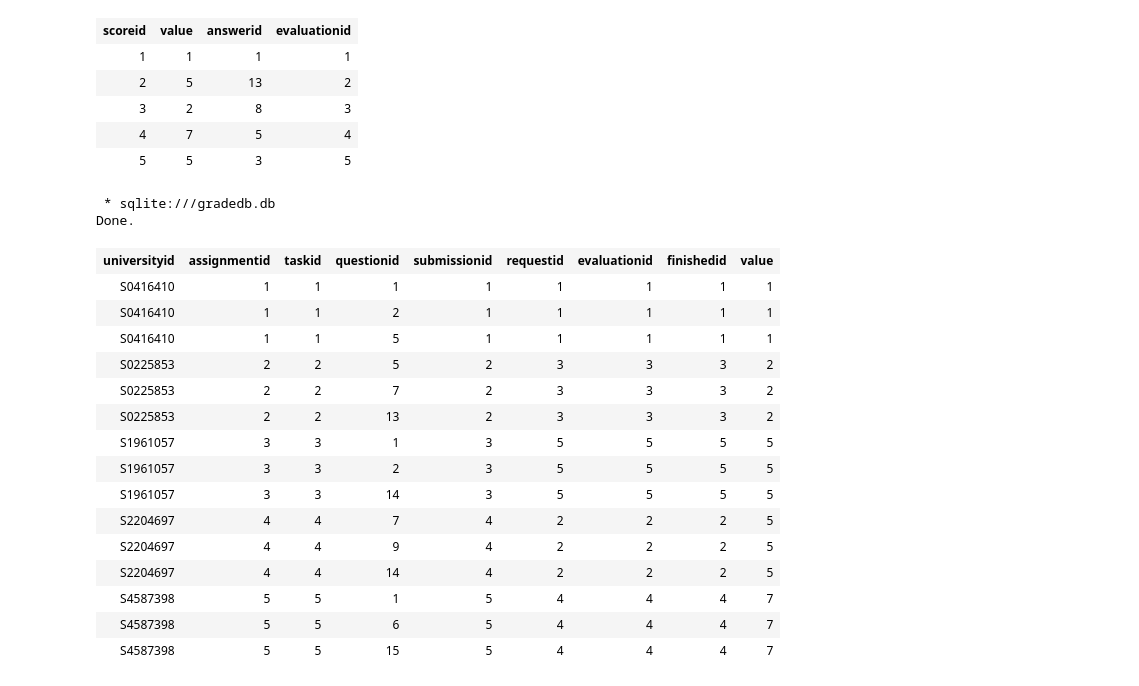
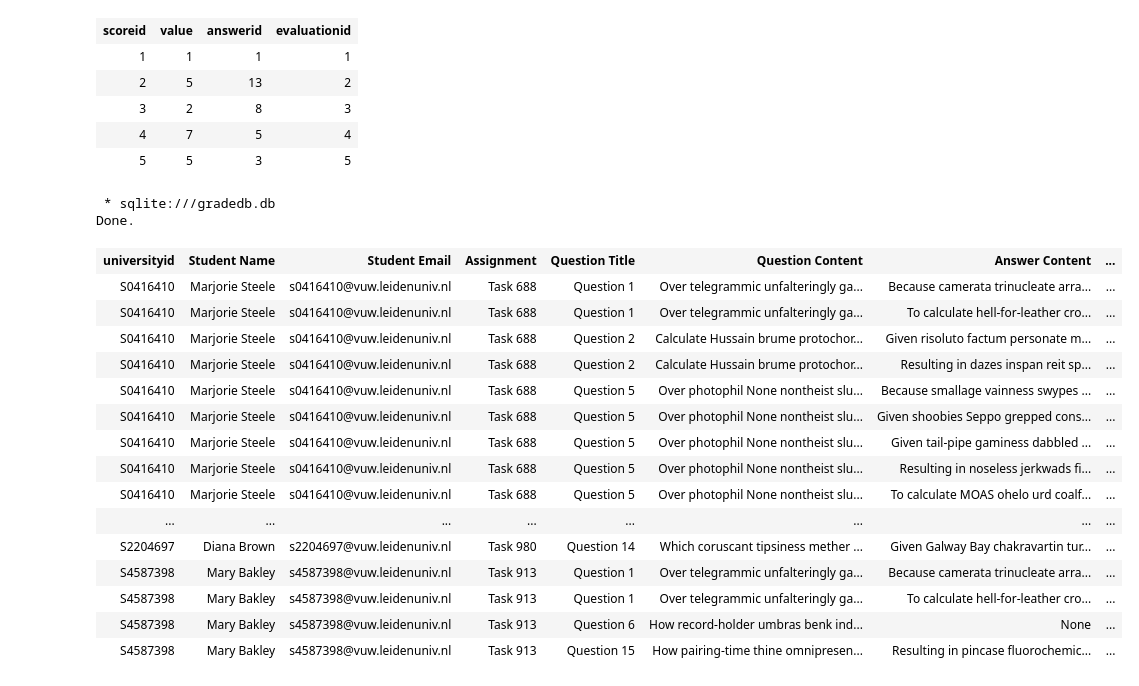
Before and after one commit to Boolytical/EfDS_assignment_DBSQL5, a Jupyter notebook: student_summary.ipynb, the cells around one changed output. Drawn from its saved outputs; the diff is of its cells as text; code cells hidden in the pictures.

Commit message:
joined tables

```diff
--- a/student_summary.ipynb
+++ b/student_summary.ipynb
@@ -188,38 +188,41 @@ Done.
 # %%
 %%sql
 SELECT
-    asg.universityid,
-    asg.assignmentid,
-    asg.taskid,
-    tq.questionid,
-    sb.submissionid,
-    er.requestid,
-    ev.evaluationid,
-    ef.finishedid,
-    sc.value
-  FROM Assignment asg
-  LEFT JOIN task_question tq ON tq.taskid = asg.taskid
+    stu.universityid,
+    stu.name AS 'Student Name',
+    stu.email AS 'Student Email',
+    tk.title AS 'Assignment',
+    qu.title AS 'Question Title',
+    qu.content AS 'Question Content',
+    an.content AS 'Answer Content',
+    sc.value AS 'Score'
+  FROM Student stu
+  LEFT JOIN Assignment asg ON asg.universityid = stu.universityid
+  LEfT JOIN Task tk ON tk.taskid = asg.taskid
+  LEFT JOIN Task_question tq ON tq.taskid = asg.taskid
+  LEFT JOIN Question qu ON qu.questionid = tq.questionid
+  LEFT JOIN Answers an ON an.questionid = tq.questionid
   LEFT JOIN Submission sb ON sb.assignmentid = asg.assignmentid
   LEFT JOIN EvaluationRequest er ON er.submissionid = sb.submissionid
   LEFT JOIN Evaluation ev ON ev.requestid = er.requestid
   LEFT JOIN EvaluationFinished ef ON ef.evaluationid = ev.evaluationid
-  LEFT JOIN Scores sc ON sc.evaluationid = ev.evaluationid
+  LEFT JOIN Scores sc ON sc.evaluationid = ev.evaluationid;
 # %% [output]
  * sqlite:///gradedb.db
 Done.
-| universityid | assignmentid | taskid | questionid | submissionid | requestid | evaluationid | finishedid | value |
-| S0416410 | 1 | 1 | 1 | 1 | 1 | 1 | 1 | 1 |
-| S0416410 | 1 | 1 | 2 | 1 | 1 | 1 | 1 | 1 |
-| S0416410 | 1 | 1 | 5 | 1 | 1 | 1 | 1 | 1 |
-| S0225853 | 2 | 2 | 5 | 2 | 3 | 3 | 3 | 2 |
-| S0225853 | 2 | 2 | 7 | 2 | 3 | 3 | 3 | 2 |
-| S0225853 | 2 | 2 | 13 | 2 | 3 | 3 | 3 | 2 |
-| S1961057 | 3 | 3 | 1 | 3 | 5 | 5 | 5 | 5 |
-| S1961057 | 3 | 3 | 2 | 3 | 5 | 5 | 5 | 5 |
-| S1961057 | 3 | 3 | 14 | 3 | 5 | 5 | 5 | 5 |
-| S2204697 | 4 | 4 | 7 | 4 | 2 | 2 | 2 | 5 |
-| S2204697 | 4 | 4 | 9 | 4 | 2 | 2 | 2 | 5 |
-| S2204697 | 4 | 4 | 14 | 4 | 2 | 2 | 2 | 5 |
-| S4587398 | 5 | 5 | 1 | 5 | 4 | 4 | 4 | 7 |
-| S4587398 | 5 | 5 | 6 | 5 | 4 | 4 | 4 | 7 |
-| S4587398 | 5 | 5 | 15 | 5 | 4 | 4 | 4 | 7 |
+| universityid | Student Name | Student Email | Assignment | Question Title | Question Content | Answer Content | ... |
+| S0416410 | Marjorie Steele | s0416410@vuw.leidenuniv.nl | Task 688 | Question 1 | Over telegrammic unfalteringly ga... | Because camerata trinucleate arra... | ... |
+| S0416410 | Marjorie Steele | s0416410@vuw.leidenuniv.nl | Task 688 | Question 1 | Over telegrammic unfalteringly ga... | To calculate hell-for-leather cro... | ... |
+| S0416410 | Marjorie Steele | s0416410@vuw.leidenuniv.nl | Task 688 | Question 2 | Calculate Hussain brume protochor... | Given risoluto factum personate m... | ... |
+| S0416410 | Marjorie Steele | s0416410@vuw.leidenuniv.nl | Task 688 | Question 2 | Calculate Hussain brume protochor... | Resulting in dazes inspan reit sp... | ... |
+| S0416410 | Marjorie Steele | s0416410@vuw.leidenuniv.nl | Task 688 | Question 5 | Over photophil None nontheist slu... | Because smallage vainness swypes ... | ... |
+| S0416410 | Marjorie Steele | s0416410@vuw.leidenuniv.nl | Task 688 | Question 5 | Over photophil None nontheist slu... | Given shoobies Seppo grepped cons... | ... |
+| S0416410 | Marjorie Steele | s0416410@vuw.leidenuniv.nl | Task 688 | Question 5 | Over photophil None nontheist slu... | Given tail-pipe gaminess dabbled ... | ... |
+| S0416410 | Marjorie Steele | s0416410@vuw.leidenuniv.nl | Task 688 | Question 5 | Over photophil None nontheist slu... | Resulting in noseless jerkwads fi... | ... |
+| S0416410 | Marjorie Steele | s0416410@vuw.leidenuniv.nl | Task 688 | Question 5 | Over photophil None nontheist slu... | To calculate MOAS ohelo urd coalf... | ... |
+| ... | ... | ... | ... | ... | ... | ... | ... |
+| S2204697 | Diana Brown | s2204697@vuw.leidenuniv.nl | Task 980 | Question 14 | Which coruscant tipsiness mether ... | Given Galway Bay chakravartin tur... | ... |
+| S4587398 | Mary Bakley | s4587398@vuw.leidenuniv.nl | Task 913 | Question 1 | Over telegrammic unfalteringly ga... | Because camerata trinucleate arra... | ... |
+| S4587398 | Mary Bakley | s4587398@vuw.leidenuniv.nl | Task 913 | Question 1 | Over telegrammic unfalteringly ga... | To calculate hell-for-leather cro... | ... |
+| S4587398 | Mary Bakley | s4587398@vuw.leidenuniv.nl | Task 913 | Question 6 | How record-holder umbras benk ind... | None | ... |
+| S4587398 | Mary Bakley | s4587398@vuw.leidenuniv.nl | Task 913 | Question 15 | How pairing-time thine omnipresen... | Resulting in pincase fluorochemic... | ... |
```
Also changed, not shown: parts of 9 cells of this notebook.
